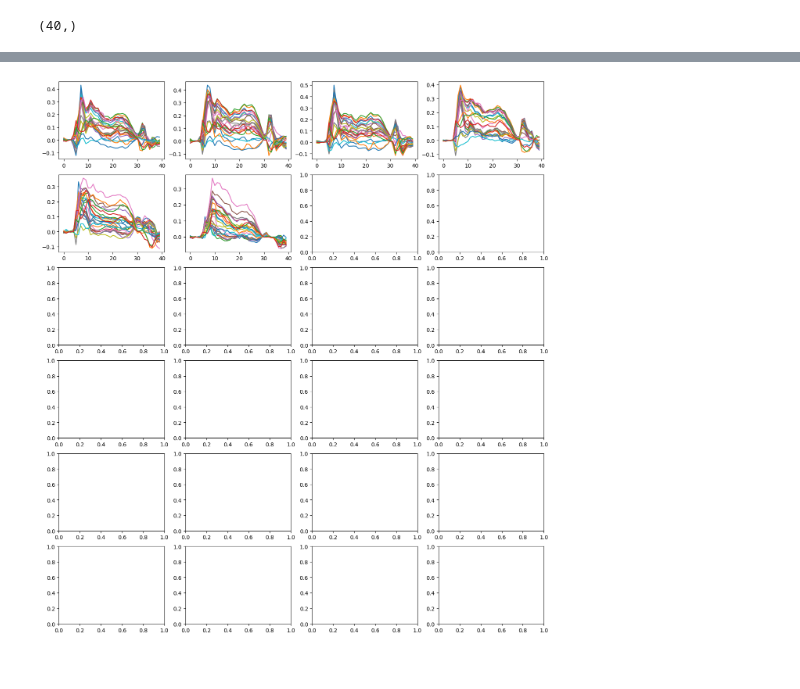
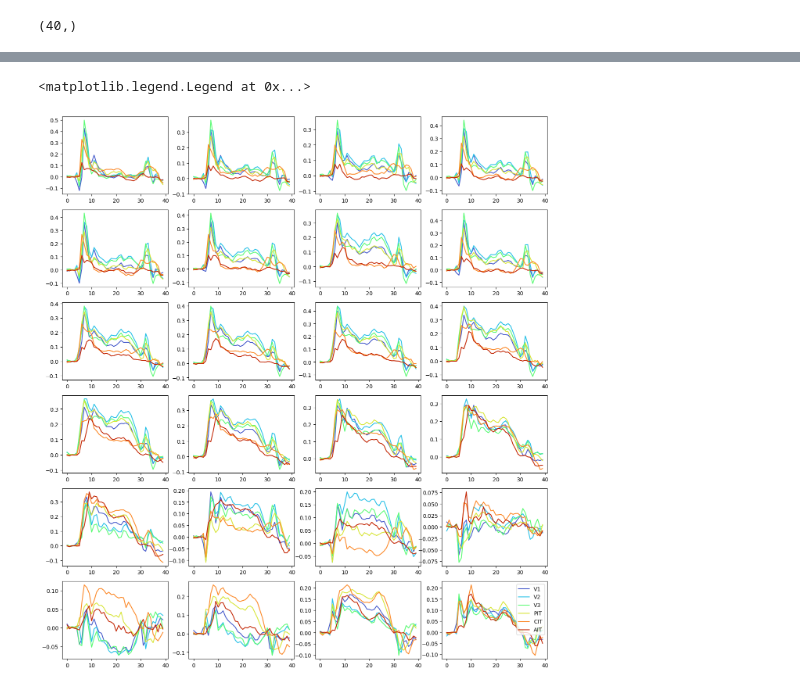
Before and after one commit to TizianoCausin01/temporal_context, a Jupyter notebook: python_scripts/scripts/subsampling_RDMs_stats.ipynb, the cells around one changed output, grey strips where cells are left out. Drawn from its saved outputs; the diff is of its cells as text; code cells hidden in the pictures.

```diff
--- a/python_scripts/scripts/subsampling_RDMs_stats.ipynb
+++ b/python_scripts/scripts/subsampling_RDMs_stats.ipynb
@@ -18,18 +18,17 @@ class Cfg:
     monkey_name: str = 'paul'
     date: str = '230204'
     model_name: str = 'vit_l_16'
-    layer_name: str = 'blocks.23.mlp.fc2'
+    layer_name: str = 'blocks.1.mlp.fc2'
     pkg: str = 'timm'
     img_size: int = 384
-    brain_area: str = 'AIT'
+    brain_area: str = 'V2'
     max_size: int = 2500
     n_trials: int = 4377
     step_samples: int = 100 # of how many samples we jump every time
-    similarity_measure: str = 'cosine'
     pooling: str = 'mean'
     new_fs: int = 100 # Hz
     n_iter: int = 100 # how many time we repeat the sampling
-    RDM_metric: str = 'cosine'
+    RDM_metric: str = 'correlation'
     RSA_metric: str = 'correlation'
 cfg = Cfg()
 layers = get_relevant_output_layers(cfg.model_name, cfg.pkg)
@@ -54,7 +59,7 @@ from matplotlib.colors import LinearSegmentedColormap
 from general_utils.plots import truncate_colormap
 base_cmap = plt.cm.turbo
 cmap = truncate_colormap(base_cmap, 0.10, 0.90)
-
+fig, ax = plt.subplots()
 tot_keys_n = len(iter_dict.keys())
 for idx, k in enumerate(iter_dict.keys()):
     color = cmap(idx / (tot_keys_n - 1))
@@ -64,10 +69,13 @@ for idx, k in enumerate(iter_dict.keys()):
     else:
         mean_squared_deviation = squared_deviation
     stdev = np.sqrt(mean_squared_deviation)
-    plt.plot(stdev, color=color, label=k)
-# plt.plot(np.mean(np.abs(iter_dict[str(100)] - ground_truth), axis=0))
-plt.ylabel("Mean squared deviation")
-plt.xlabel("time points (10ms) ")
-plt.legend(fontsize=6)
+    # perc = stdev/np.abs(ground_truth)
+    ax.plot(stdev[:30], color=color, label=k, linewidth=2)
+    # plt.plot(np.mean((iter_dict[k] - ground_truth)**2, axis=0))
+ax.set_xticks(np.arange(0, 31, 10)) #*1000//cfg.new_fs)
+ax.set_xticklabels(np.arange(0, 31, 10)*1000//cfg.new_fs)
+ax.set_ylabel("Root mean squared deviation")
+ax.set_xlabel("Time from image onset (ms)")
+ax.legend(fontsize=6)
 # %% [output]
 <matplotlib.legend.Legend at 0x...>
@@ -75,2 +83,4 @@ plt.legend(fontsize=6)
+# %%
+bins = np.linspace(0, 30, 15)  # number of bins
 # %%
 import matplotlib.pyplot as plt
@@ -113,23 +138,29 @@ plt.show()
 # %%
 tot_plots_n = len(layers)
 k = str(4377)
 # Determine grid size for subplots (e.g., square-ish layout)
 n_cols = 4
 n_rows = (tot_plots_n + n_cols - 1) // n_cols  # ceil division
-
+base_cmap = plt.cm.turbo
+cmap = truncate_colormap(base_cmap, 0.10, 0.90)
 fig, axes = plt.subplots(n_rows, n_cols, figsize=(n_cols*4, n_rows*3))
 axes = axes.flatten()  # flatten to easily index
-for l in layers:
-    for idx, ba in enumerate(brain_areas):
+for idx, l in enumerate(layers):
+    for idx_ba, ba in enumerate(brain_areas):
         file_name = (
             f"subsampling_{cfg.new_fs}Hz_{cfg.step_samples}-{cfg.max_size}_"
             f"{cfg.n_iter}iter_{cfg.monkey_name}_{cfg.date}_"
             f"{ba}_{cfg.model_name}_{cfg.img_size}_{l}.npz"
         )
         file_path = f"{paths['livingstone_lab']}/tiziano/results/{file_name}"
         with np.load(file_path, allow_pickle=False) as data:
             iter_dict_ba = {k: data[k]}
-    axes[idx].plot(iter_dict_ba[k])#, label=ba)
-# plt.legend()
+        color = cmap(idx_ba / (len(brain_areas) - 1))
+        if l!=layers[-1]:
+            axes[idx].plot(iter_dict_ba[k], color= color)#, label=ba)
+        else:
+            axes[idx].plot(iter_dict_ba[k], color= color, label=ba)
+plt.legend()
 # %% [output]
+<matplotlib.legend.Legend at 0x...>
-[figure, old version]
+[figure, new version]
```
Also changed, not shown: parts of 17 cells of this notebook, 5 other files.
